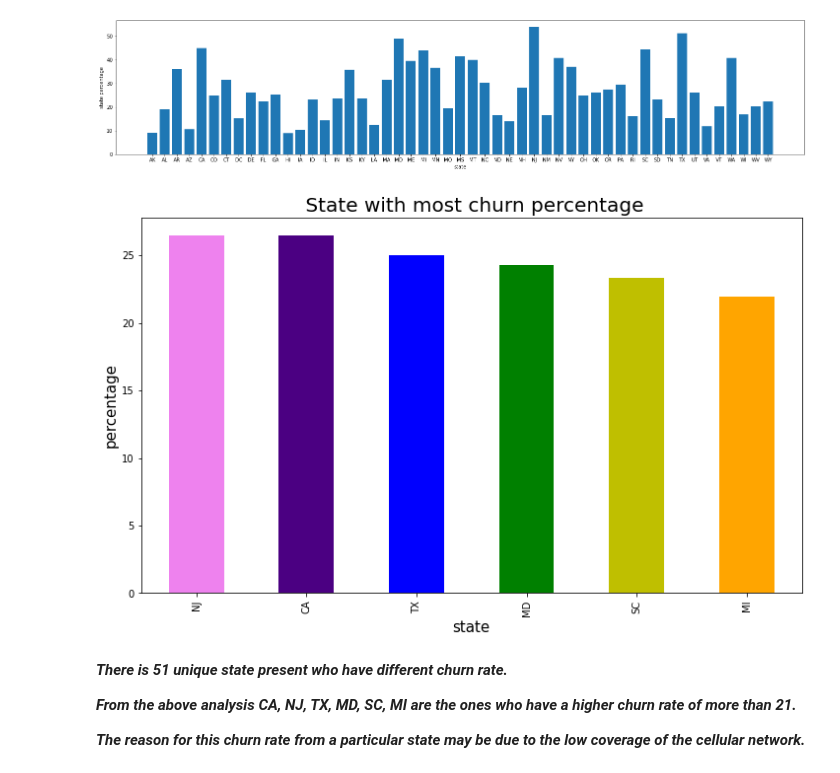
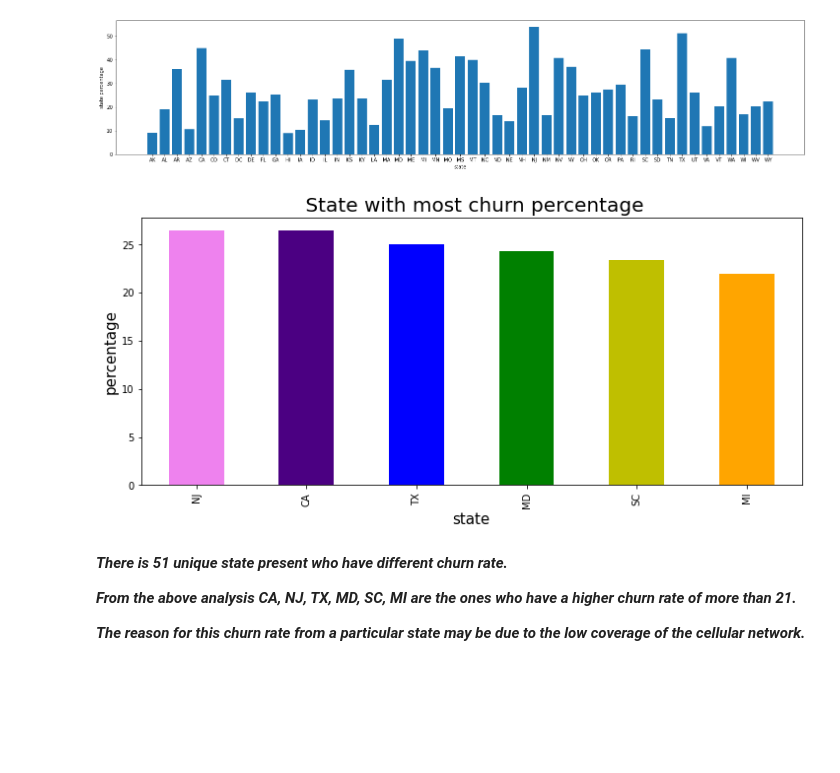
Before and after one commit to rushikeshjagatap85/EDA--Capstone-project, a Jupyter notebook: Rushikesh_Telecom_Churn_Analysis_Capstone_Project.ipynb, the cells around one changed output. Drawn from its saved outputs; the diff is of its cells as text; code cells hidden in the pictures; blank space fills up the shorter version.

```diff
--- a/Rushikesh_Telecom_Churn_Analysis_Capstone_Project.ipynb
+++ b/Rushikesh_Telecom_Churn_Analysis_Capstone_Project.ipynb
@@ -331,15 +332,15 @@ plt.show()
 # %% [output]
 [figure]
 # %%
-plt.rcParams['figure.figsize'] = (12, 7)
+plt.rcParams['figure.figsize'] = (12, 5)
 color = plt.cm.copper(np.linspace(0, 0.5, 20))
 ((df.groupby(['State'])['Churn'].mean())*100).sort_values(ascending = False).head(6).plot.bar(color = ['violet','indigo','b','g','y','orange','r'])
 plt.title(" State with most churn percentage", fontsize = 20)
 plt.xlabel('state', fontsize = 15)
 plt.ylabel('percentage', fontsize = 15)
 plt.show()
 # %% [output]
-[figure, old version]
+[figure, new version]
 # %% [markdown]
 ***There is 51 unique state present who have different churn rate.***
 
```
Also changed, not shown: parts of 7 cells of this notebook.
